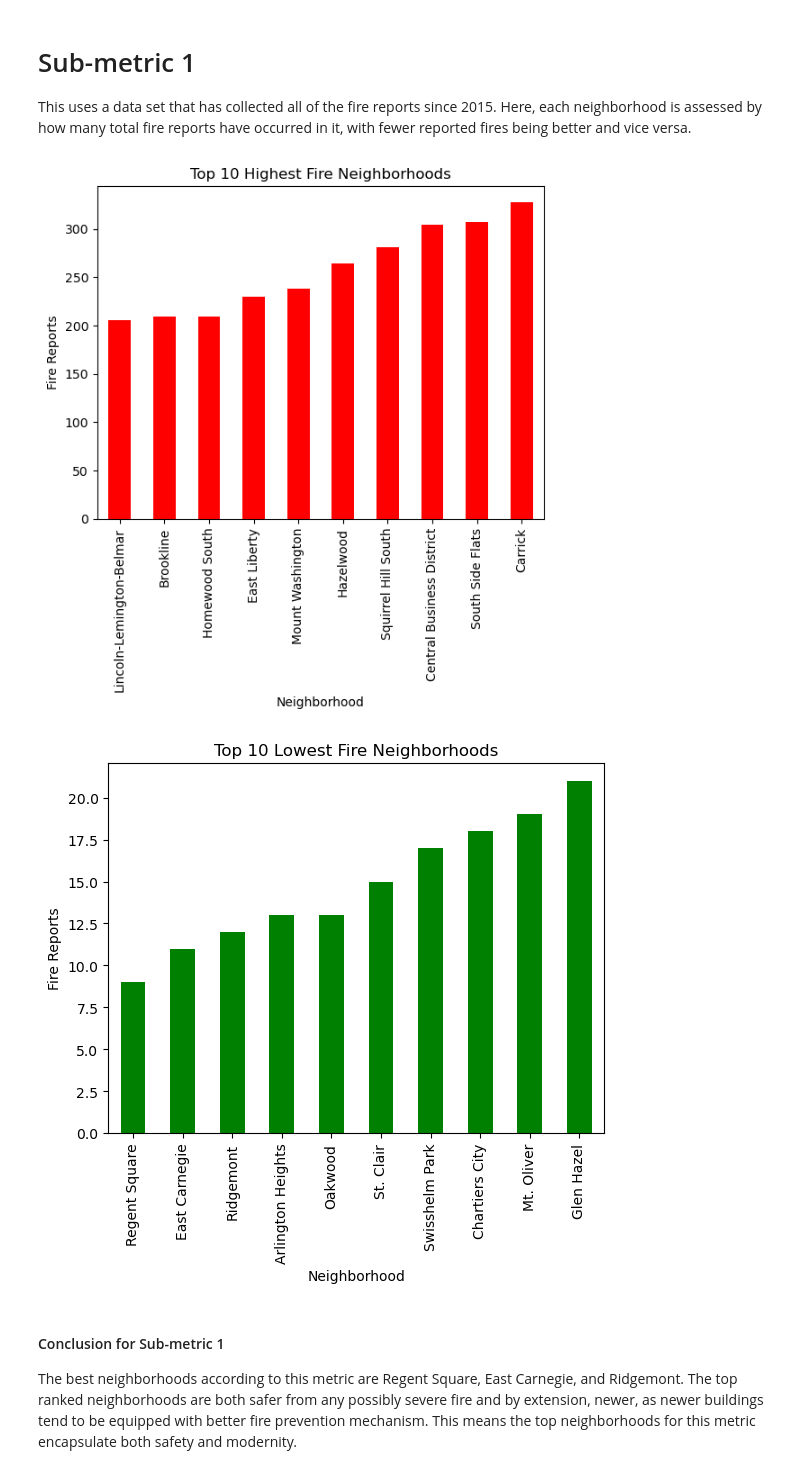
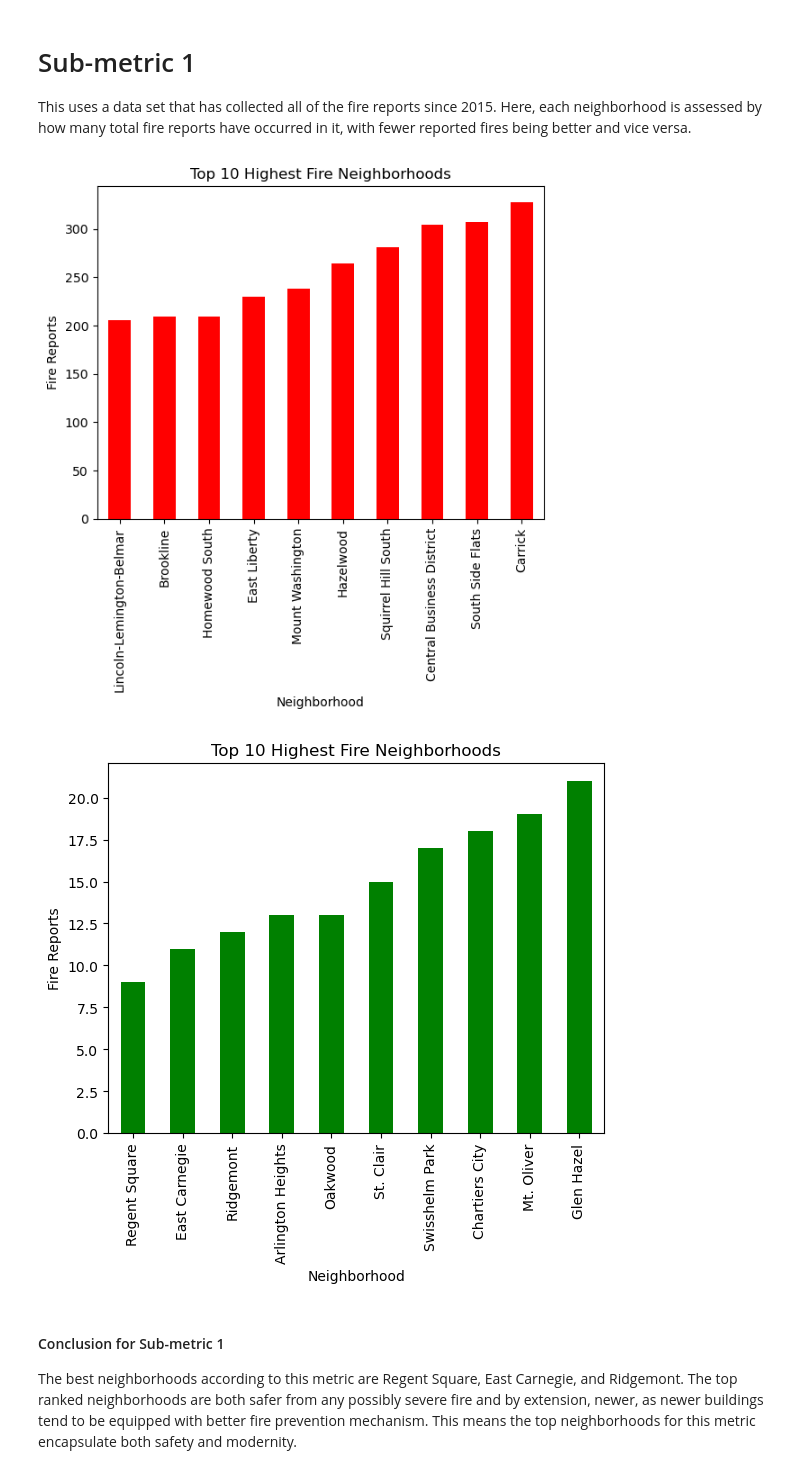
Before and after one commit to Brendan-Lill/CMPINF-0010-Final-Project, a Jupyter notebook: Combined-Notebook.ipynb, the cells around one changed output. Drawn from its saved outputs; the diff is of its cells as text; code cells hidden in the pictures.

```diff
--- a/Combined-Notebook.ipynb
+++ b/Combined-Notebook.ipynb
@@ -26,21 +26,16 @@ del neighborhood_dict['Mount Oliver Borough']
 # %%
 data_series = pd.Series(neighborhood_dict)
 sorted_series = data_series.sort_values()
 bottom_10 = sorted_series.head(10)
 top_10 = sorted_series.tail(10)
-top_10.plot(kind='bar', color = 'red')
-plt.title('Top 10 Highest Fire Neighborhoods')
-plt.xlabel('Neighborhood')
-plt.ylabel('Fire Reports')
+
+top_10.plot(kind='bar', color = 'red', title = 'Top 10 Highest Fire Neighborhoods', xlabel = 'Neighborhood', ylabel = 'Fire Reports')
 plt.show()
-bottom_10.plot(kind='bar', color = 'green')
-plt.title('Top 10 Lowest Fire Neighborhoods')
-plt.xlabel('Neighborhood')
-plt.ylabel('Fire Reports')
+bottom_10.plot(kind='bar', color = 'green', title = 'Top 10 Highest Fire Neighborhoods', xlabel = 'Neighborhood', ylabel = 'Fire Reports')
 plt.show()
 # %% [output]
 [figure]
-[figure, old version]
+[figure, new version]
 # %%
 point_dict = {}
 points = 100
```
Also changed, not shown: parts of 5 cells of this notebook.
